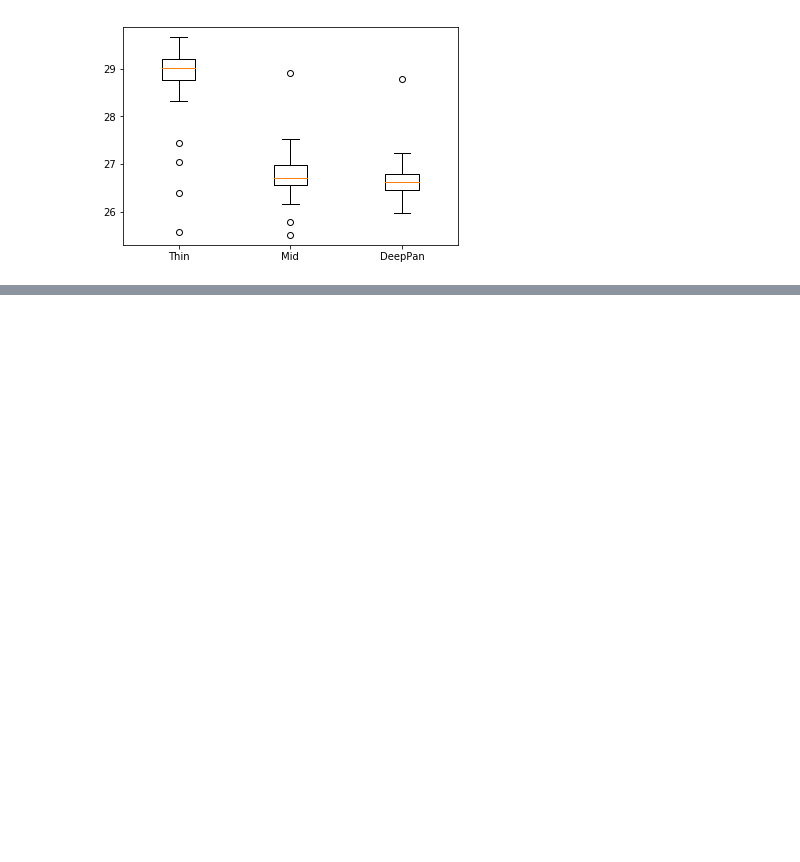
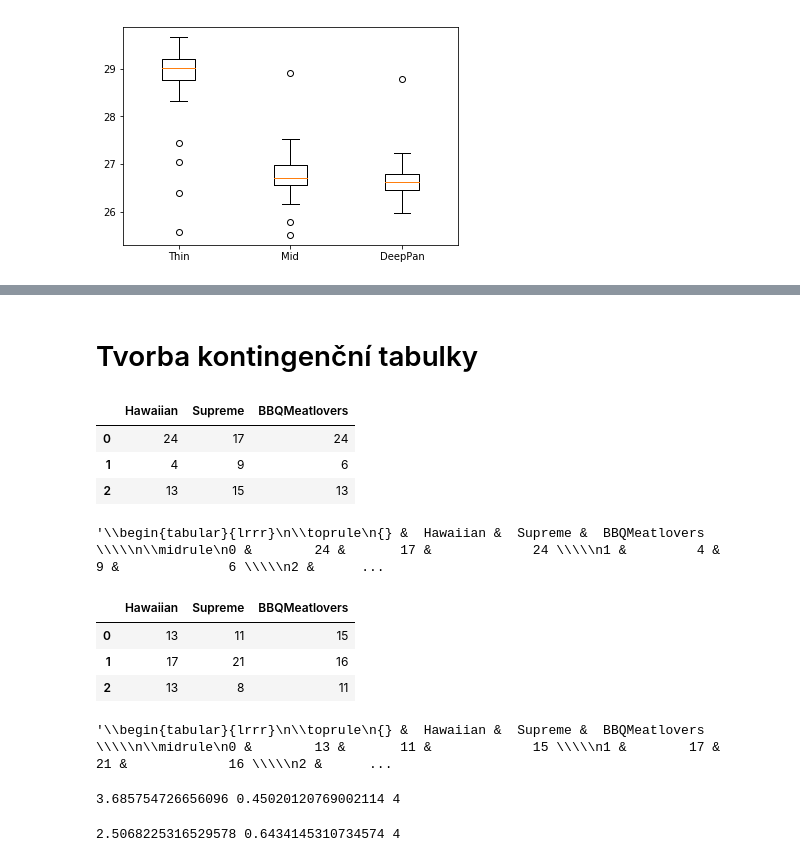
Before and after one commit to TheMrGhostman/SME, a Jupyter notebook: Analysis scirpt.ipynb, the cells around one changed output, grey strips where cells are left out. Cells and saved outputs as stored; diff of their text form; code cells hidden in the pictures; blank space fills up the shorter version.

```diff
--- a/Analysis scirpt.ipynb
+++ b/Analysis scirpt.ipynb
@@ -290,0 +503,2 @@ plt.show()
+# %% [markdown]
+# Tvorba kontingenční tabulky
@@ -290,0 +509,31 @@ plt.show()
+# %%
+d_sup = data_Dominos[data_Dominos[:,2] == "Supreme"]
+d_haw = data_Dominos[data_Dominos[:,2] == "Hawaiian"]
+d_BBQ = data_Dominos[data_Dominos[:,2] == "BBQMeatlovers"]
+# %%
+dh = len(d_haw)
+ds = len(d_sup)
+db = len(d_BBQ)
+
+dh27 = len(d_haw[d_haw[:,-1]<27])
+ds27 = len(d_sup[d_sup[:,-1]<27])
+db27 = len(d_BBQ[d_BBQ[:,-1]<27])
+
+dh28 = len(d_haw[d_haw[:,-1]>28])
+ds28 = len(d_sup[d_sup[:,-1]>28])
+db28 = len(d_BBQ[d_BBQ[:,-1]>28])
+# %%
+d_con = np.array([[dh27, ds27, db27],
+                 [dh-dh27-dh28, ds-ds27-ds28, db-db27-db28],
+                 [dh28, ds28, db28]])
+# %%
+pd.DataFrame(d_con, columns=("Hawaiian", "Supreme", "BBQMeatlovers"))
+# %% [output]
+|  | Hawaiian | Supreme | BBQMeatlovers |
+| 0 | 24 | 17 | 24 |
+| 1 | 4 | 9 | 6 |
+| 2 | 13 | 15 | 13 |
+# %%
+pd.DataFrame(d_con, columns=("Hawaiian", "Supreme", "BBQMeatlovers")).to_latex()
+# %% [output]
+'\\begin{tabular}{lrrr}\n\\toprule\n{} &  Hawaiian &  Supreme &  BBQMeatlovers \\\\\n\\midrule\n0 &        24 &       17 &             24 \\\\\n1 &         4 &        9 &              6 \\\\\n2 &      ...
@@ -290,0 +556,11 @@ plt.show()
+# %%
+pd.DataFrame(e_con, columns=("Hawaiian", "Supreme", "BBQMeatlovers"))
+# %% [output]
+|  | Hawaiian | Supreme | BBQMeatlovers |
+| 0 | 13 | 11 | 15 |
+| 1 | 17 | 21 | 16 |
+| 2 | 13 | 8 | 11 |
+# %%
+pd.DataFrame(e_con, columns=("Hawaiian", "Supreme", "BBQMeatlovers")).to_latex()
+# %% [output]
+'\\begin{tabular}{lrrr}\n\\toprule\n{} &  Hawaiian &  Supreme &  BBQMeatlovers \\\\\n\\midrule\n0 &        13 &       11 &             15 \\\\\n1 &        17 &       21 &             16 \\\\\n2 &      ...
@@ -290,0 +569,4 @@ plt.show()
+# %%
+print(chi2, p, dof)
+# %% [output]
+3.685754726656096 0.45020120769002114 4
@@ -290,0 +575,4 @@ plt.show()
+# %%
+print(chi2, p, dof)
+# %% [output]
+2.5068225316529578 0.6434145310734574 4
```
Also changed, not shown: parts of 40 cells of this notebook.
